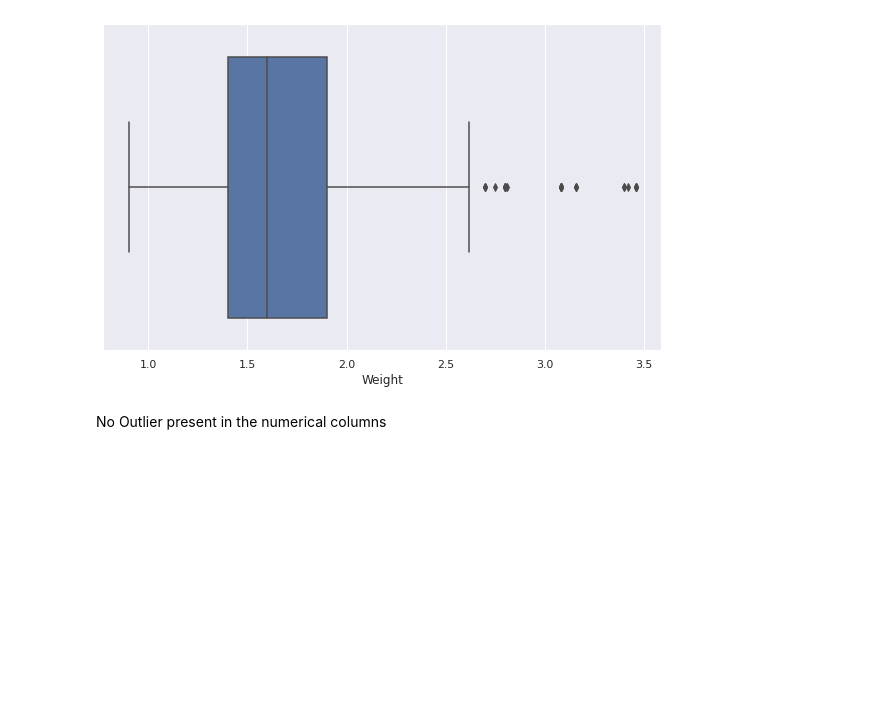
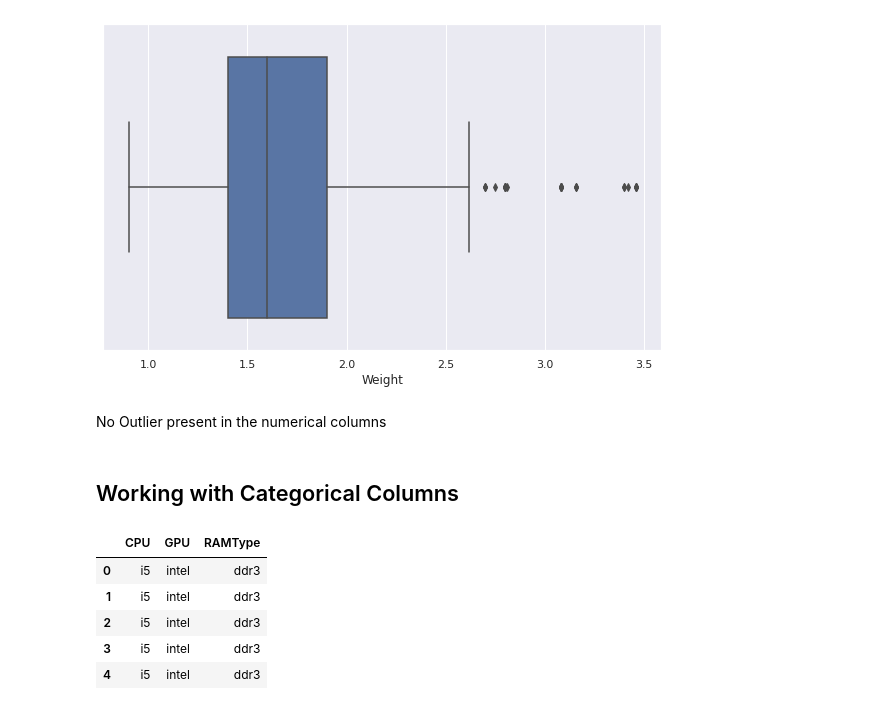
Before and after one commit to danielAdama/laptop-price-prediction, a Jupyter notebook: src/LaptopPriceTrainer/LaptopDataPreparation.ipynb, the cells around one changed output. Saved outputs shown, nothing was run; the diff lists cells and outputs as text; code cells hidden in the pictures; blank space fills up the shorter version.

Commit message:
Working with Categorical Columns

```diff
--- a/src/LaptopPriceTrainer/LaptopDataPreparation.ipynb
+++ b/src/LaptopPriceTrainer/LaptopDataPreparation.ipynb
@@ -203,3 +203,15 @@ plt.show()
 [figure]
 # %% [markdown]
 No Outlier present in the numerical columns
+# %% [markdown]
+## Working with Categorical Columns
+# %%
+categorical_feats = data.select_dtypes(['object'])
+categorical_feats.head()
+# %% [output]
+|  | CPU | GPU | RAMType |
+| 0 | i5 | intel | ddr3 |
+| 1 | i5 | intel | ddr3 |
+| 2 | i5 | intel | ddr3 |
+| 3 | i5 | intel | ddr3 |
+| 4 | i5 | intel | ddr3 |
```
